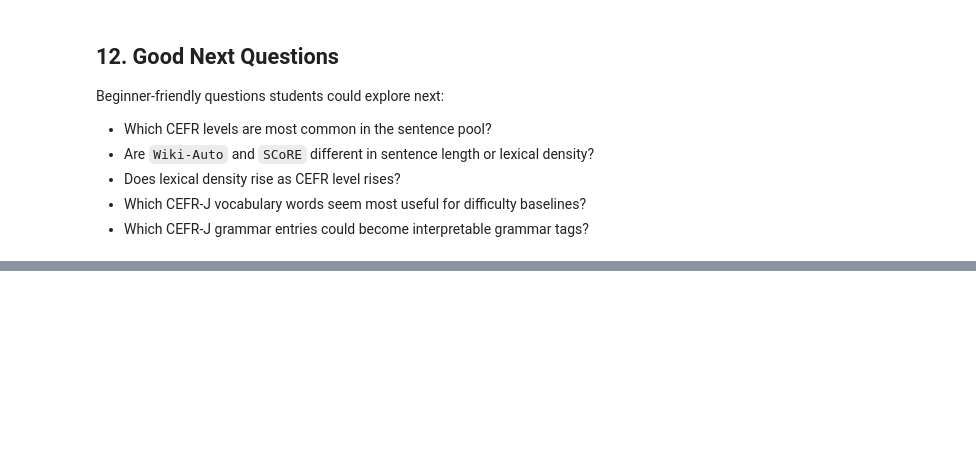
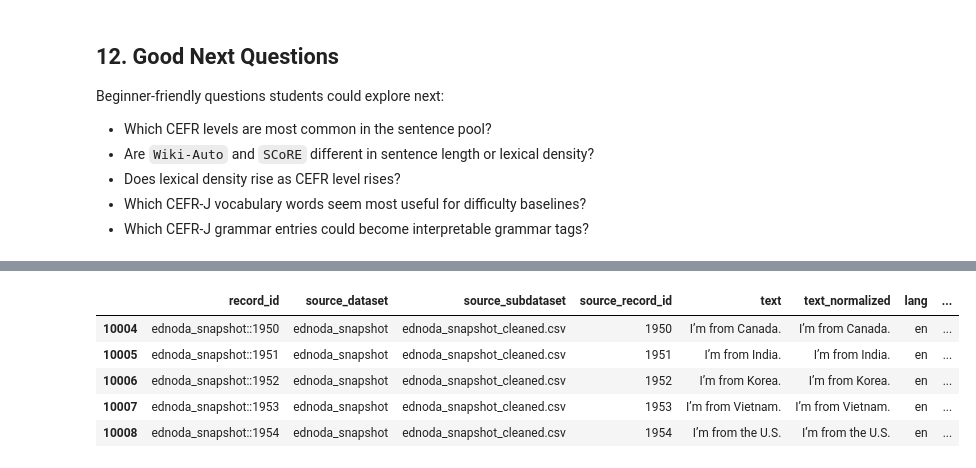
Before and after one commit to booklvr/ednoda-capstone-data, a Jupyter notebook: notebooks/01_day1_data_tour.ipynb, the cells around one changed output, grey strips where cells are left out. Cells and saved outputs as stored; diff of their text form; code cells hidden in the pictures; blank space fills up the shorter version.

```diff
--- a/notebooks/01_day1_data_tour.ipynb
+++ b/notebooks/01_day1_data_tour.ipynb
@@ -301,0 +346,10 @@ Beginner-friendly questions students could explore next:
+# %%
+pd.set_option('display.max_columns', None)
+ednoda_rows.head(5)
+# %% [output]
+|  | record_id | source_dataset | source_subdataset | source_record_id | text | text_normalized | lang | ... |
+| 10004 | ednoda_snapshot::1950 | ednoda_snapshot | ednoda_snapshot_cleaned.csv | 1950 | I’m from Canada. | I’m from Canada. | en | ... |
+| 10005 | ednoda_snapshot::1951 | ednoda_snapshot | ednoda_snapshot_cleaned.csv | 1951 | I’m from India. | I’m from India. | en | ... |
+| 10006 | ednoda_snapshot::1952 | ednoda_snapshot | ednoda_snapshot_cleaned.csv | 1952 | I’m from Korea. | I’m from Korea. | en | ... |
+| 10007 | ednoda_snapshot::1953 | ednoda_snapshot | ednoda_snapshot_cleaned.csv | 1953 | I’m from Vietnam. | I’m from Vietnam. | en | ... |
+| 10008 | ednoda_snapshot::1954 | ednoda_snapshot | ednoda_snapshot_cleaned.csv | 1954 | I’m from the U.S. | I’m from the U.S. | en | ... |
```
Also changed, not shown: parts of 8 cells of this notebook, 4 other files.
